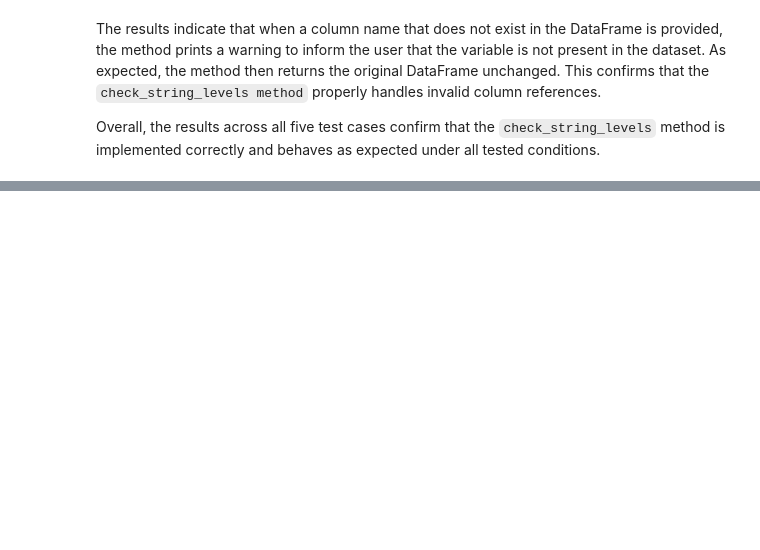
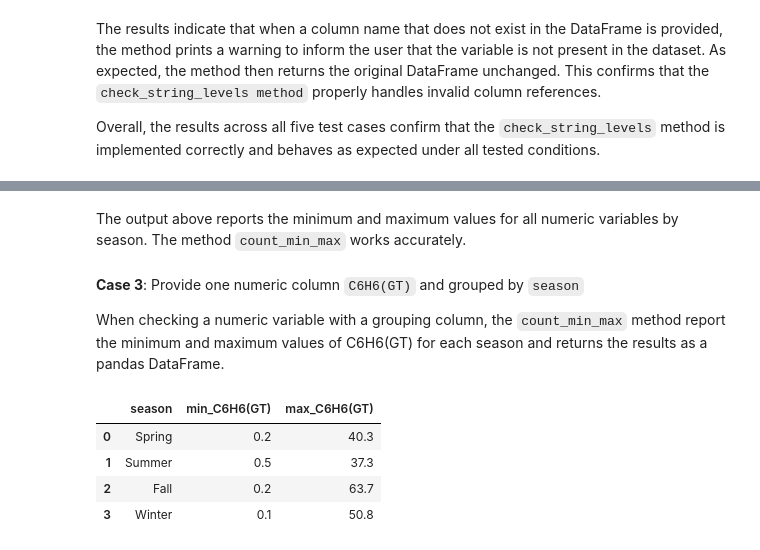
Before and after one commit to hzhoujoy/ST554_Project2, a Jupyter notebook: project2.ipynb, the cells around one changed output, grey strips where cells are left out. Saved outputs shown, nothing was run; the diff lists cells and outputs as text; code cells hidden in the pictures; blank space fills up the shorter version.

```diff
--- a/project2.ipynb
+++ b/project2.ipynb
@@ -492,0 +707,16 @@ Overall, the results across all five test cases confirm that the `check_string_l
+# %% [markdown]
+The output above reports the minimum and maximum values for all numeric variables by season. The method `count_min_max` works accurately.
+# %% [markdown]
+**Case 3**: Provide one numeric column `C6H6(GT)` and grouped by `season`
+
+When checking a numeric variable with a grouping column, the `count_min_max` method report the minimum and maximum values of C6H6(GT) for each season and returns the results as a pandas DataFrame.
+# %%
+#case 3: Check C6H6(GT) with grouping
+check = df3_check.count_min_max(column = 'C6H6(GT)', group_by_col = 'season')
+check
+# %% [output]
+|  | season | min_C6H6(GT) | max_C6H6(GT) |
+| 0 | Spring | 0.2 | 40.3 |
+| 1 | Summer | 0.5 | 37.3 |
+| 2 | Fall | 0.2 | 63.7 |
+| 3 | Winter | 0.1 | 50.8 |
```
Also changed, not shown: parts of 35 cells of this notebook.
